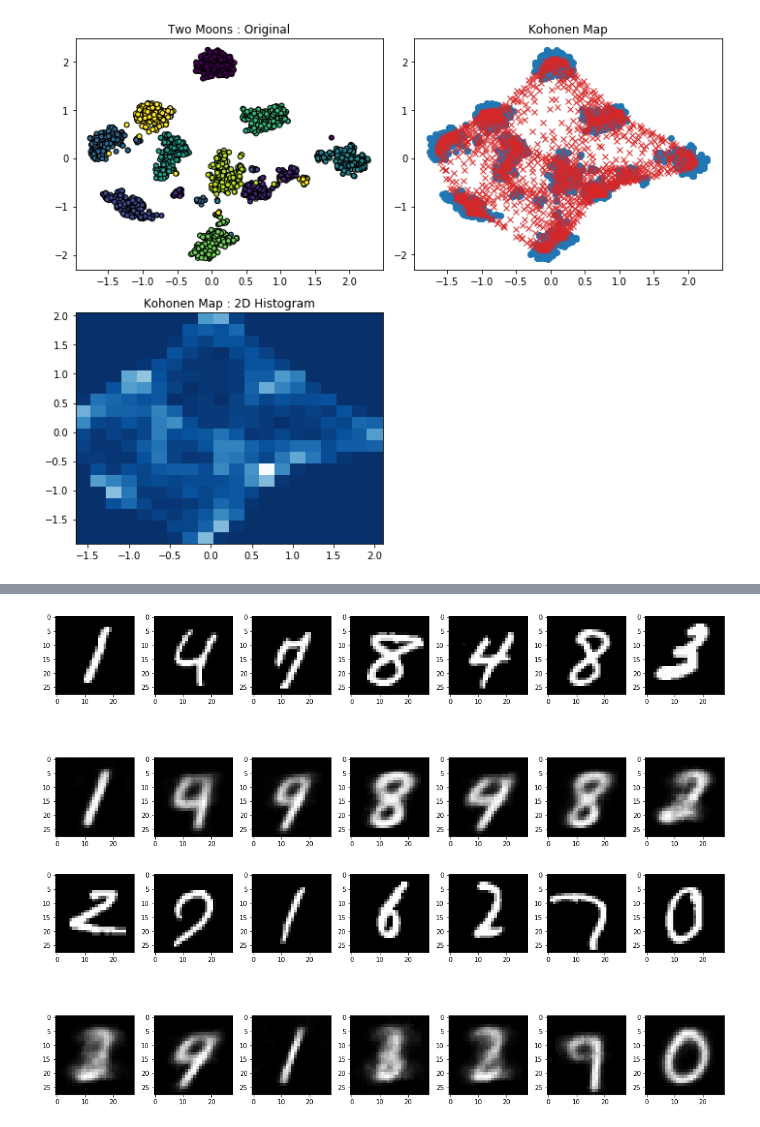
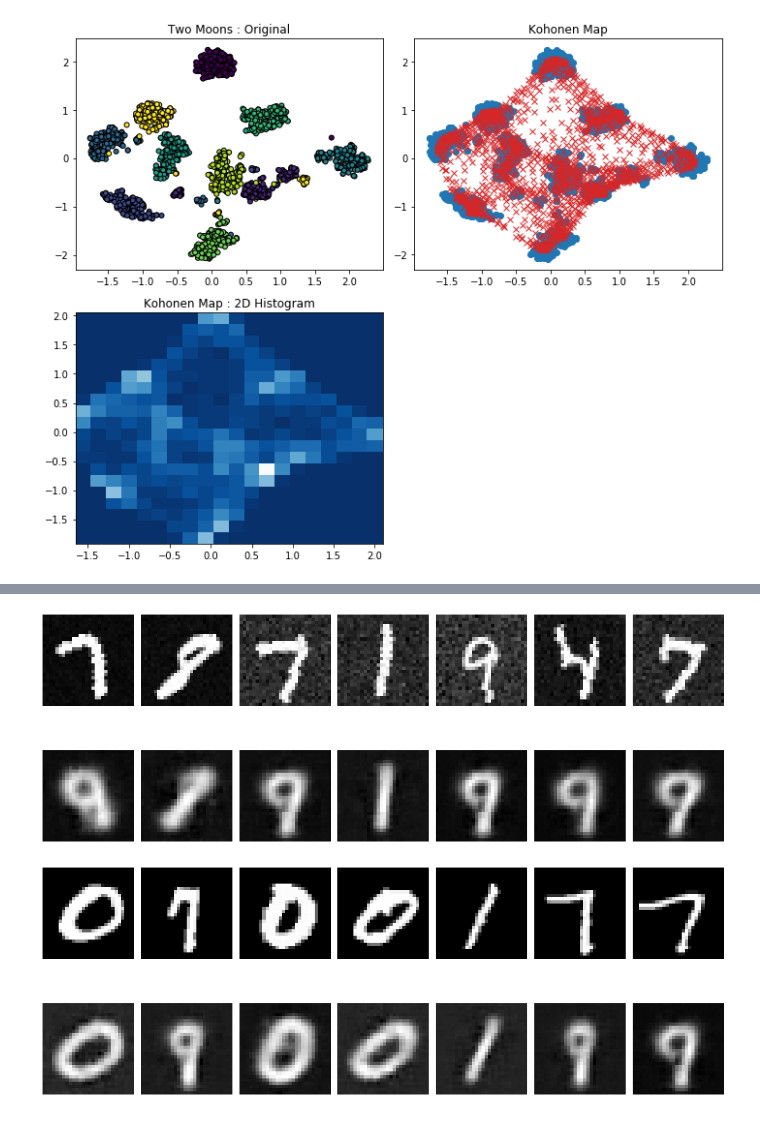
Before and after one commit to rdenadai/AI-Study-Notebooks, a Jupyter notebook: code/notebooks/7. SOM (Kohonen MAP).ipynb, the cells around one changed output, grey strips where cells are left out. Drawn from its saved outputs; the diff is of its cells as text; code cells hidden in the pictures.

```diff
--- a/code/notebooks/7. SOM (Kohonen MAP).ipynb
+++ b/code/notebooks/7. SOM (Kohonen MAP).ipynb
@@ -468,9 +517,12 @@ testloader  = torch.utils.data.DataLoader(mnist_testset, batch_size=128, shuffle
 # %%
-for i in range(15):
-    img, title = mnist_trainset.data[i], mnist_trainset.targets[i]
-    plt.subplot(3, 5, i + 1)
-    plt.title(title.item())
-    plt.imshow(img.numpy(), cmap="gray")
+plt.figure(figsize=(12, 5))
+for i in range(50):
+    idx = [np.random.choice(len(trainset), 1, replace=False)][0][0]
+    img, title = trainset[idx]
+    plt.subplot(5, 10, i + 1)
+    plt.title(title)
+    plt.imshow(img[0, :, :].numpy(), cmap="gray")
+    plt.axis('off')
 plt.tight_layout()
 plt.show()
 # %% [output]
@@ -505,9 +557,7 @@ class Autoencoder(nn.Module):
             nn.ReLU(True),
             nn.MaxPool2d(2, stride=1),
             Flatten(),
-            nn.Linear(128, 64),
-            nn.ReLU(True),
-            nn.Linear(64, 32),
+            nn.Linear(128, 32),
             nn.ReLU(True),
             nn.Linear(32, 3),
         )
@@ -515,9 +565,7 @@ class Autoencoder(nn.Module):
         self.decoder = nn.Sequential(
             nn.Linear(3, 32),
             nn.ReLU(True),
-            nn.Linear(32, 64),
-            nn.ReLU(True),
-            nn.Linear(64, 128),
+            nn.Linear(32, 128),
             UnFlatten(),
             nn.ConvTranspose2d(32, 64, 3, stride=2),
             nn.ReLU(True),
@@ -541,7 +589,7 @@ model = Autoencoder().to(device)
 criterion = nn.MSELoss()
 optimizer = torch.optim.Adam(model.parameters(), lr=1e-4, weight_decay=1e-4)
 
-num_epochs = 500
+num_epochs = 150
 for epoch in range(num_epochs):
     for data in trainloader:
         inputs, labels = data
@@ -581,15 +627,17 @@ epoch [491/500], loss:0.1481
 # %%
 plt.figure(figsize=(15, 7))
 for i, xi in enumerate(x_img[-8:-1]):
     plt.subplot(2, 7, i+1)
     plt.imshow(xi[0, 0, :], cmap="gray")
+    plt.axis('off')
 for i, xhi in enumerate(xh_img[-8:-1]):
     plt.subplot(2, 7, i+8)
     plt.imshow(xhi[0, 0, :], cmap="gray")
+    plt.axis('off')
 plt.tight_layout()
 plt.show()
 # %% [output]
-[figure, old version]
+[figure, new version]
 # %%
 y_img, yh_img = [], []
 outputs, labels = [], []
@@ -610,13 +658,15 @@ plt.figure(figsize=(15, 7))
 for i, yi in enumerate(y_img[-8:-1]):
     plt.subplot(2, 7, i+1)
     plt.imshow(yi[0, 0, :], cmap="gray")
+    plt.axis('off')
 for i, yhi in enumerate(yh_img[-8:-1]):
     plt.subplot(2, 7, i+8)
     plt.imshow(yhi[0, 0, :], cmap="gray")
+    plt.axis('off')
 plt.tight_layout()
 plt.show()
 # %% [output]
-[figure, old version]
+[figure, new version]
 # %%
 outputs = StandardScaler().fit_transform(outputs)
 
```
Also changed, not shown: parts of 11 cells of this notebook.
